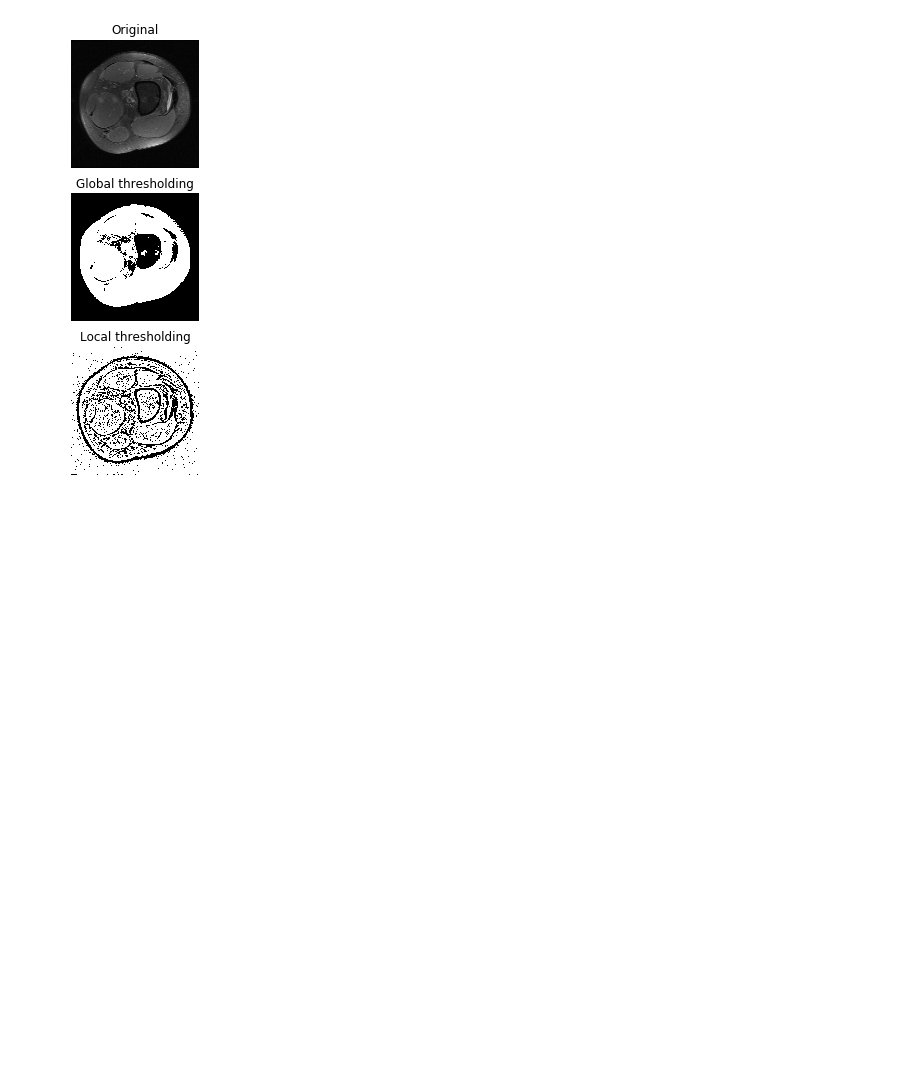
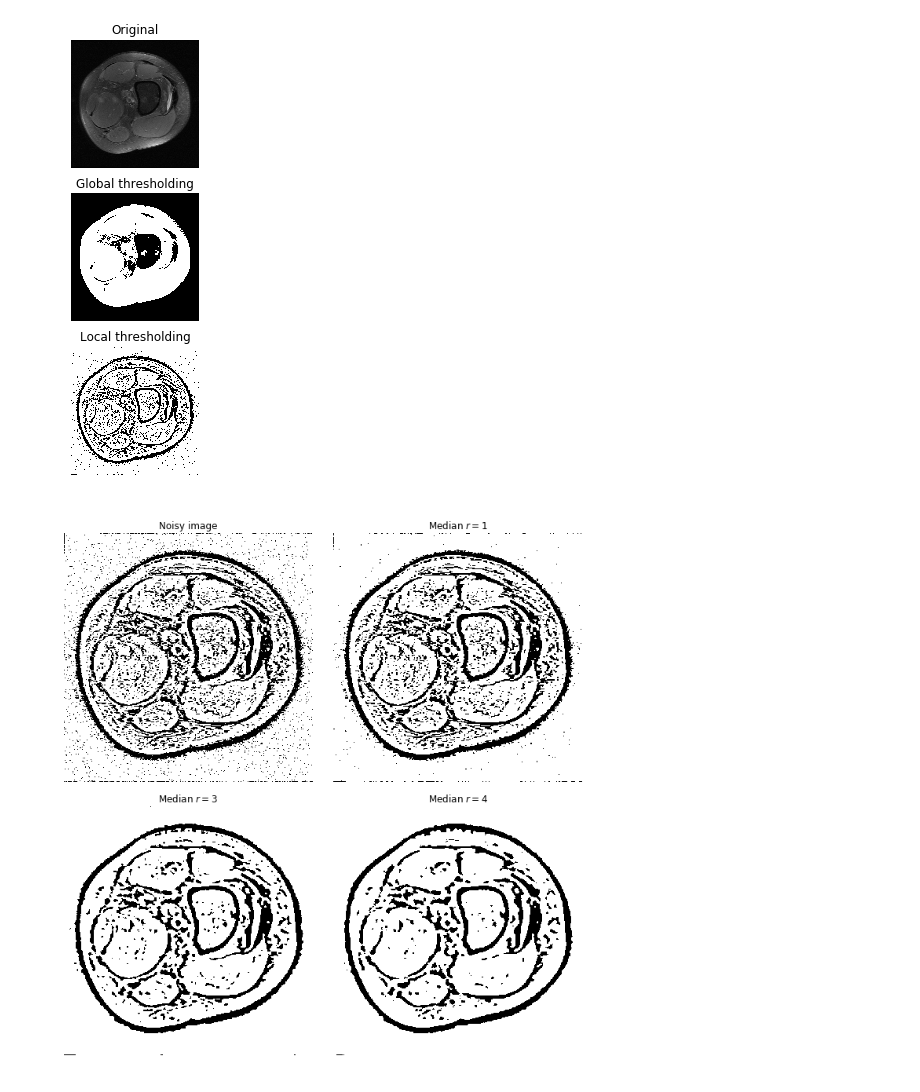
Before and after one commit to choikwun/mri_classification, a Jupyter notebook: SE000001/dicom.ipynb, the cells around one changed output. Cells and saved outputs as stored; diff of their text form; code cells hidden in the pictures; blank space fills up the shorter version.

Commit message:
added noise removal and auto-leveling

```diff
--- a/SE000001/dicom.ipynb
+++ b/SE000001/dicom.ipynb
@@ -144,3 +111,30 @@ for a in ax:
 plt.show()
 # %% [output]
 [figure]
+# %%
+noise = np.random.random(binary_local.shape)
+noisy_image = img_as_ubyte(binary_local)
+noisy_image[noise > 0.99] = 255
+noisy_image[noise < 0.01] = 0
+
+fig, axes = plt.subplots(2, 2, figsize=(10, 10), sharex=True, sharey=True)
+ax = axes.ravel()
+
+ax[0].imshow(noisy_image, vmin=0, vmax=255, cmap=plt.cm.gray)
+ax[0].set_title('Noisy image')
+
+ax[1].imshow(median(noisy_image, disk(1)), vmin=0, vmax=255, cmap=plt.cm.gray)
+ax[1].set_title('Median $r=1$')
+
+ax[2].imshow(median(noisy_image, disk(3)), vmin=0, vmax=255, cmap=plt.cm.gray)
+ax[2].set_title('Median $r=3$')
+
+ax[3].imshow(median(noisy_image, disk(4)), vmin=0, vmax=255, cmap=plt.cm.gray)
+ax[3].set_title('Median $r=4$')
+
+for a in ax:
+    a.axis('off')
+
+plt.tight_layout()
+# %% [output]
+[figure, added]
```
Also changed, not shown: parts of 11 cells of this notebook.
